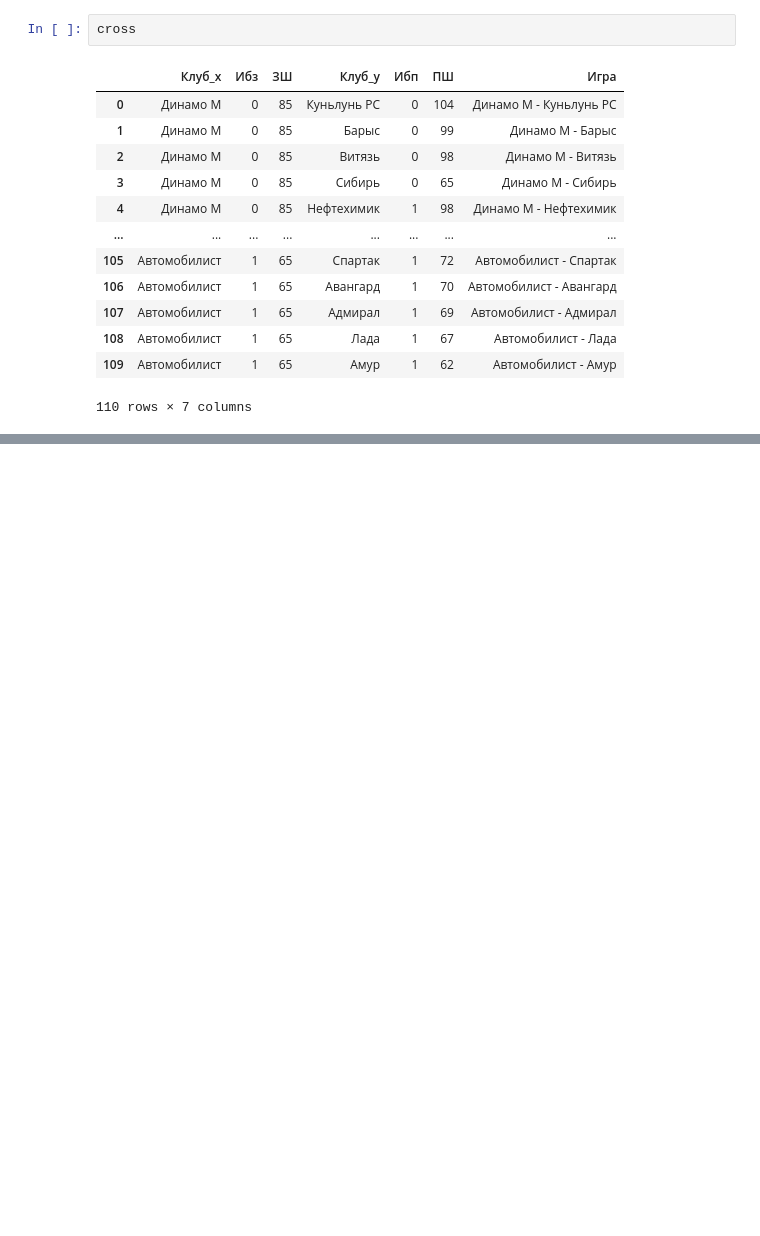
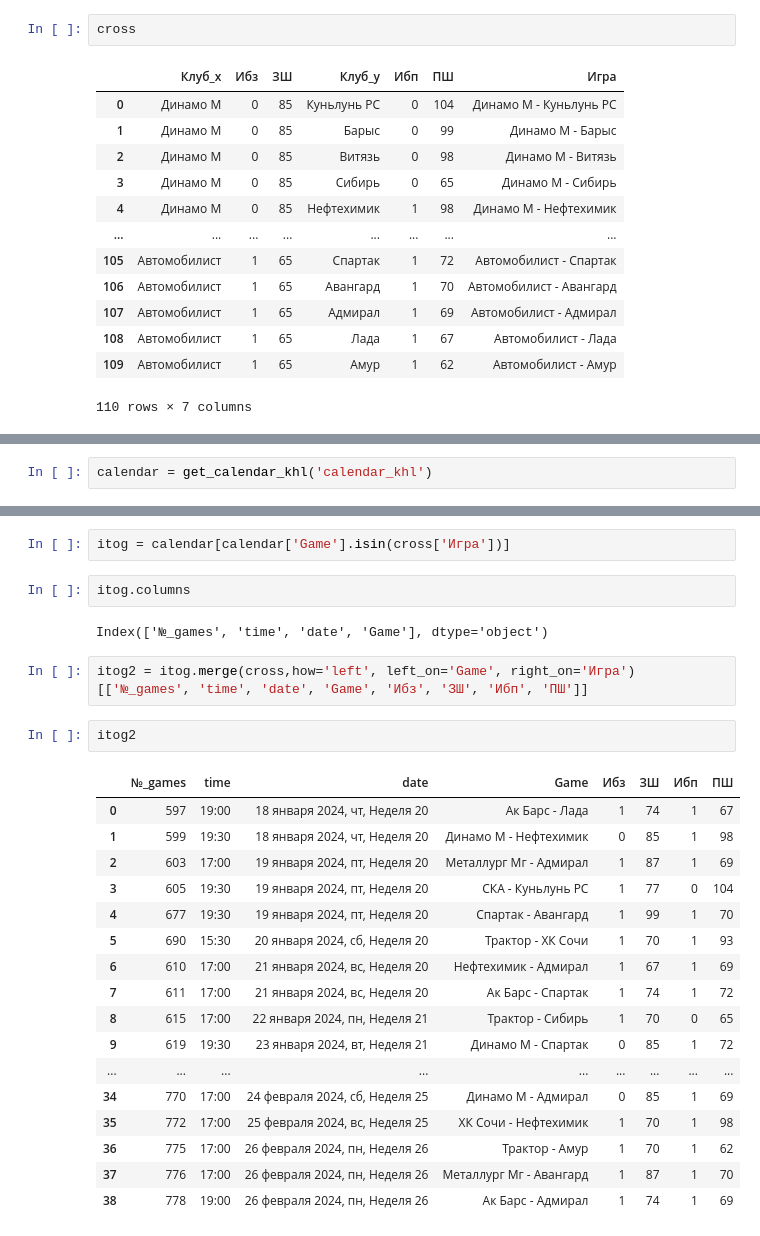
Before and after one commit to AnryBolt/khl_scrap, a Jupyter notebook: Untitled-1.ipynb, the cells around one changed output, grey strips where cells are left out. Saved outputs shown, nothing was run; the diff lists cells and outputs as text; blank space fills up the shorter version.

```diff
--- a/Untitled-1.ipynb
+++ b/Untitled-1.ipynb
@@ -126,0 +180,2 @@ cross
+# %%
+calendar = get_calendar_khl('calendar_khl')
@@ -126,0 +200,28 @@ cross
+# %%
+itog = calendar[calendar['Game'].isin(cross['Игра'])]
+# %%
+itog.columns
+# %% [output]
+Index(['№_games', 'time', 'date', 'Game'], dtype='object')
+# %%
+itog2 = itog.merge(cross,how='left', left_on='Game', right_on='Игра')[['№_games', 'time', 'date', 'Game', 'Ибз', 'ЗШ', 'Ибп', 'ПШ']]
+# %%
+itog2
+# %% [output]
+|  | №_games | time | date | Game | Ибз | ЗШ | Ибп | ПШ |
+| 0 | 597 | 19:00 | 18 января 2024, чт, Неделя 20 | Ак Барс - Лада | 1 | 74 | 1 | 67 |
+| 1 | 599 | 19:30 | 18 января 2024, чт, Неделя 20 | Динамо М - Нефтехимик | 0 | 85 | 1 | 98 |
+| 2 | 603 | 17:00 | 19 января 2024, пт, Неделя 20 | Металлург Мг - Адмирал | 1 | 87 | 1 | 69 |
+| 3 | 605 | 19:30 | 19 января 2024, пт, Неделя 20 | СКА - Куньлунь РС | 1 | 77 | 0 | 104 |
+| 4 | 677 | 19:30 | 19 января 2024, пт, Неделя 20 | Спартак - Авангард | 1 | 99 | 1 | 70 |
+| 5 | 690 | 15:30 | 20 января 2024, сб, Неделя 20 | Трактор - ХК Сочи | 1 | 70 | 1 | 93 |
+| 6 | 610 | 17:00 | 21 января 2024, вс, Неделя 20 | Нефтехимик - Адмирал | 1 | 67 | 1 | 69 |
+| 7 | 611 | 17:00 | 21 января 2024, вс, Неделя 20 | Ак Барс - Спартак | 1 | 74 | 1 | 72 |
+| 8 | 615 | 17:00 | 22 января 2024, пн, Неделя 21 | Трактор - Сибирь | 1 | 70 | 0 | 65 |
+| 9 | 619 | 19:30 | 23 января 2024, вт, Неделя 21 | Динамо М - Спартак | 0 | 85 | 1 | 72 |
+| ... | ... | ... | ... | ... | ... | ... | ... | ... |
+| 34 | 770 | 17:00 | 24 февраля 2024, сб, Неделя 25 | Динамо М - Адмирал | 0 | 85 | 1 | 69 |
+| 35 | 772 | 17:00 | 25 февраля 2024, вс, Неделя 25 | ХК Сочи - Нефтехимик | 1 | 70 | 1 | 98 |
+| 36 | 775 | 17:00 | 26 февраля 2024, пн, Неделя 26 | Трактор - Амур | 1 | 70 | 1 | 62 |
+| 37 | 776 | 17:00 | 26 февраля 2024, пн, Неделя 26 | Металлург Мг - Авангард | 1 | 87 | 1 | 70 |
+| 38 | 778 | 19:00 | 26 февраля 2024, пн, Неделя 26 | Ак Барс - Адмирал | 1 | 74 | 1 | 69 |
```
Also changed, not shown: parts of 5 cells of this notebook.
